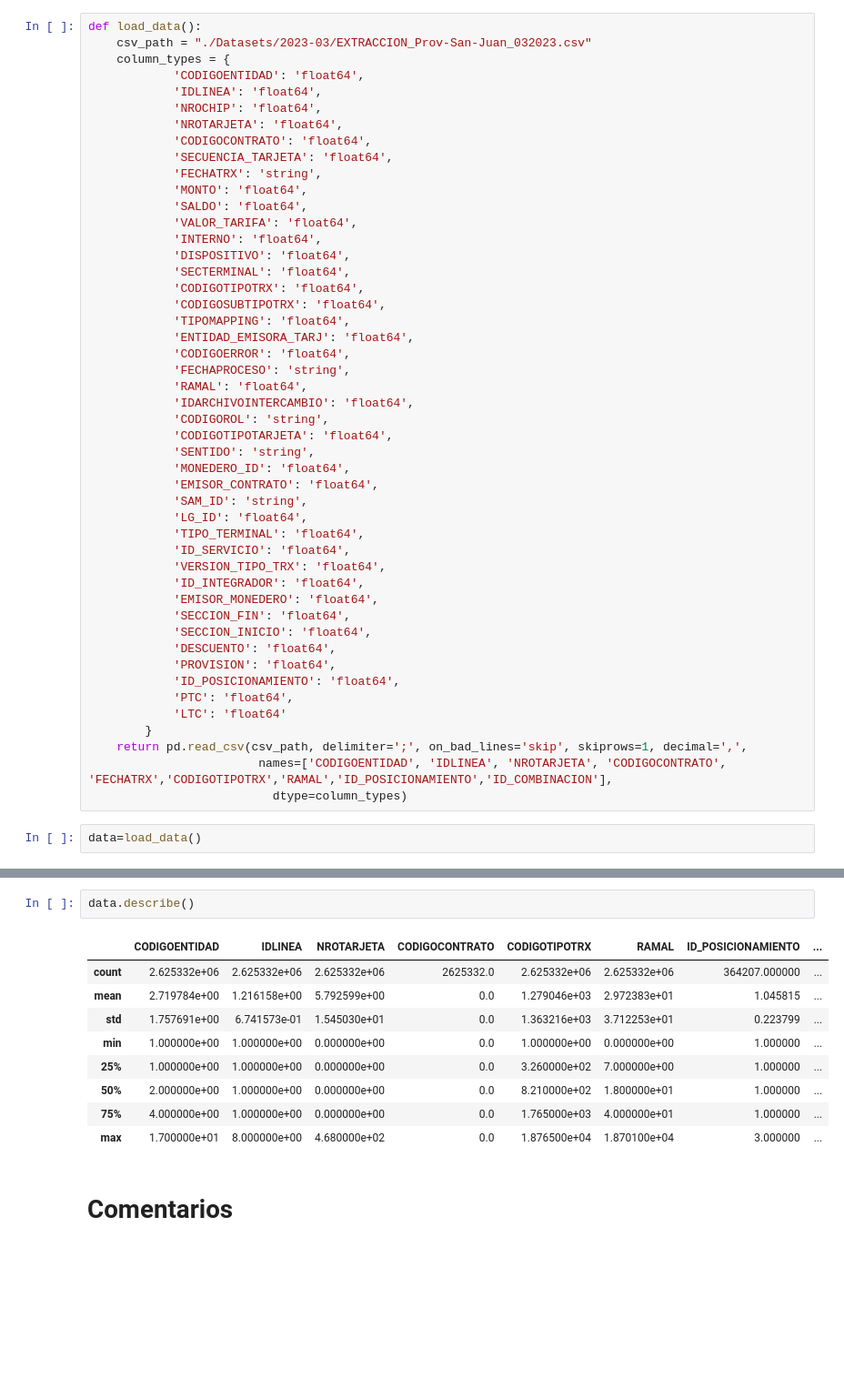
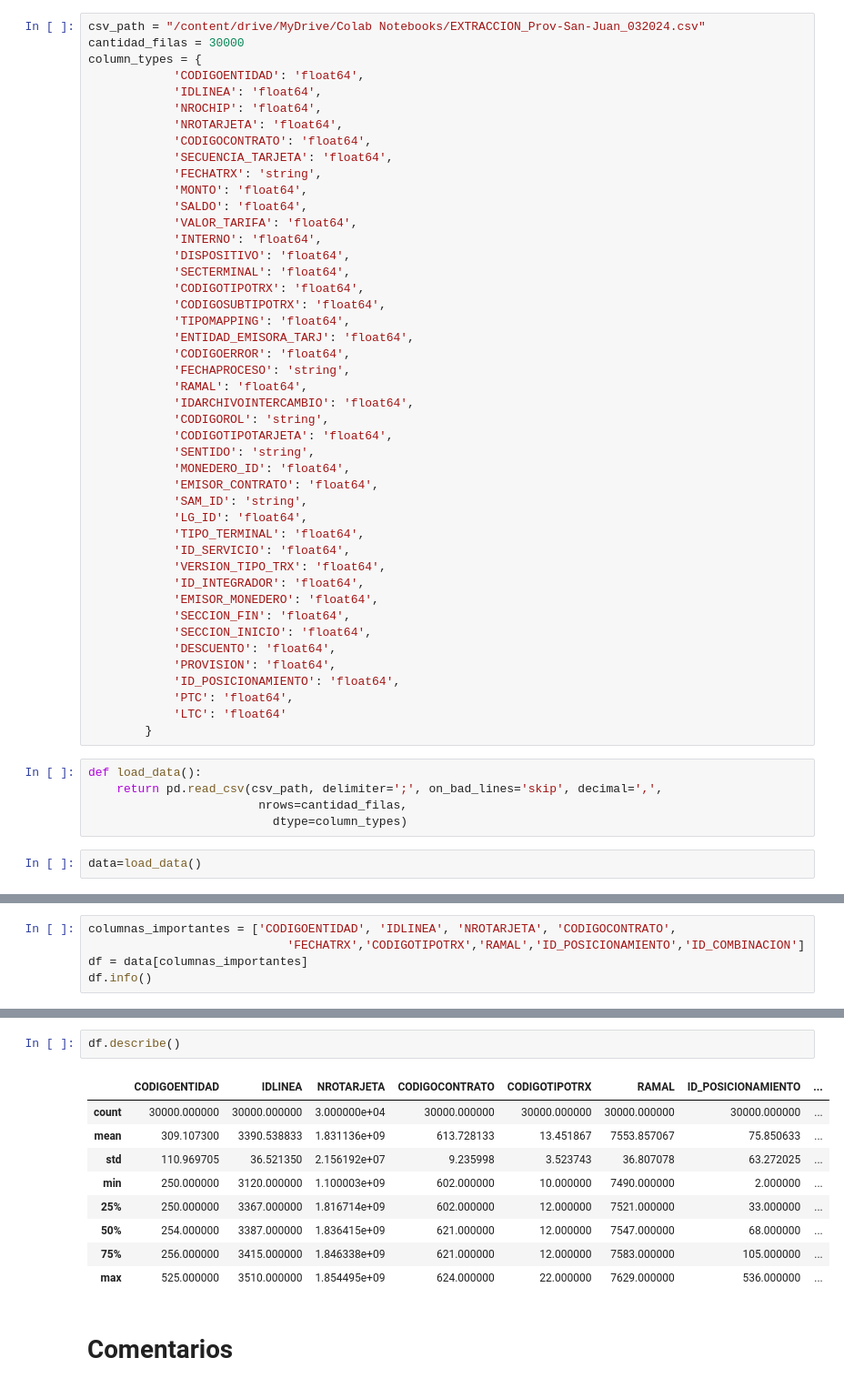
Before and after one commit to Ign4cho/ProyectoBI, a Jupyter notebook: EDA.ipynb, the cells around one changed output, grey strips where cells are left out. Shown: that part at 91% size. Cells and saved outputs as stored; diff of their text form; blank space fills up the shorter version.

```diff
--- a/EDA.ipynb
+++ b/EDA.ipynb
@@ -4,7 +12,7 @@ import matplotlib.pyplot as plt
 # %%
-def load_data():
-    csv_path = "./Datasets/2023-03/EXTRACCION_Prov-San-Juan_032023.csv"
-    column_types = {
+csv_path = "/content/drive/MyDrive/Colab Notebooks/EXTRACCION_Prov-San-Juan_032024.csv"
+cantidad_filas = 30000
+column_types = {
             'CODIGOENTIDAD': 'float64',
             'IDLINEA': 'float64',
             'NROCHIP': 'float64',
@@ -46,8 +54,10 @@ def load_data():
             'PTC': 'float64',
             'LTC': 'float64'
         }
-    return pd.read_csv(csv_path, delimiter=';', on_bad_lines='skip', skiprows=1, decimal=',',
-                        names=['CODIGOENTIDAD', 'IDLINEA', 'NROTARJETA', 'CODIGOCONTRATO', 'FECHATRX','CODIGOTIPOTRX','RAMAL','ID_POSICIONAMIENTO','ID_COMBINACION'],
-                          dtype=column_types)
+# %%
+def load_data():
+    return pd.read_csv(csv_path, delimiter=';', on_bad_lines='skip', decimal=',',
+                        nrows=cantidad_filas,
+                          dtype=column_types)
 # %%
 data=load_data()
@@ -55,0 +64,5 @@ data.info()
+# %%
+columnas_importantes = ['CODIGOENTIDAD', 'IDLINEA', 'NROTARJETA', 'CODIGOCONTRATO',
+                            'FECHATRX','CODIGOTIPOTRX','RAMAL','ID_POSICIONAMIENTO','ID_COMBINACION']
+df = data[columnas_importantes]
+df.info()
@@ -56,14 +86,14 @@ data.info()
 # %%
-data.describe()
+df.describe()
 # %% [output]
 |  | CODIGOENTIDAD | IDLINEA | NROTARJETA | CODIGOCONTRATO | CODIGOTIPOTRX | RAMAL | ID_POSICIONAMIENTO | ... |
-| count | 2.625332e+06 | 2.625332e+06 | 2.625332e+06 | 2625332.0 | 2.625332e+06 | 2.625332e+06 | 364207.000000 | ... |
-| mean | 2.719784e+00 | 1.216158e+00 | 5.792599e+00 | 0.0 | 1.279046e+03 | 2.972383e+01 | 1.045815 | ... |
-| std | 1.757691e+00 | 6.741573e-01 | 1.545030e+01 | 0.0 | 1.363216e+03 | 3.712253e+01 | 0.223799 | ... |
-| min | 1.000000e+00 | 1.000000e+00 | 0.000000e+00 | 0.0 | 1.000000e+00 | 0.000000e+00 | 1.000000 | ... |
-| 25% | 1.000000e+00 | 1.000000e+00 | 0.000000e+00 | 0.0 | 3.260000e+02 | 7.000000e+00 | 1.000000 | ... |
-| 50% | 2.000000e+00 | 1.000000e+00 | 0.000000e+00 | 0.0 | 8.210000e+02 | 1.800000e+01 | 1.000000 | ... |
-| 75% | 4.000000e+00 | 1.000000e+00 | 0.000000e+00 | 0.0 | 1.765000e+03 | 4.000000e+01 | 1.000000 | ... |
-| max | 1.700000e+01 | 8.000000e+00 | 4.680000e+02 | 0.0 | 1.876500e+04 | 1.870100e+04 | 3.000000 | ... |
+| count | 30000.000000 | 30000.000000 | 3.000000e+04 | 30000.000000 | 30000.000000 | 30000.000000 | 30000.000000 | ... |
+| mean | 309.107300 | 3390.538833 | 1.831136e+09 | 613.728133 | 13.451867 | 7553.857067 | 75.850633 | ... |
+| std | 110.969705 | 36.521350 | 2.156192e+07 | 9.235998 | 3.523743 | 36.807078 | 63.272025 | ... |
+| min | 250.000000 | 3120.000000 | 1.100003e+09 | 602.000000 | 10.000000 | 7490.000000 | 2.000000 | ... |
+| 25% | 250.000000 | 3367.000000 | 1.816714e+09 | 602.000000 | 12.000000 | 7521.000000 | 33.000000 | ... |
+| 50% | 254.000000 | 3387.000000 | 1.836415e+09 | 621.000000 | 12.000000 | 7547.000000 | 68.000000 | ... |
+| 75% | 256.000000 | 3415.000000 | 1.846338e+09 | 621.000000 | 12.000000 | 7583.000000 | 105.000000 | ... |
+| max | 525.000000 | 3510.000000 | 1.854495e+09 | 624.000000 | 22.000000 | 7629.000000 | 536.000000 | ... |
 # %% [markdown]
 # Comentarios
```
Also changed, not shown: parts of 30 cells of this notebook.
